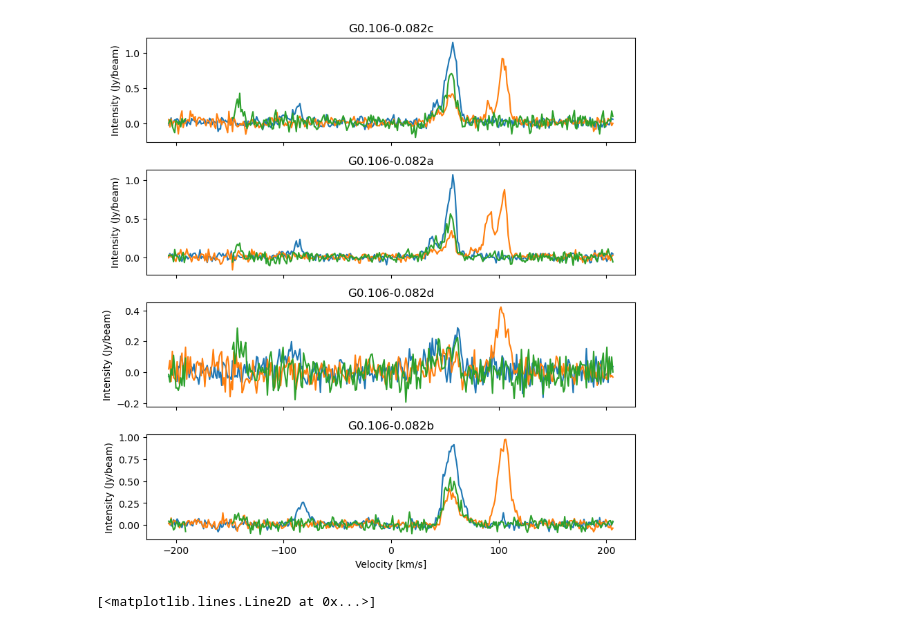
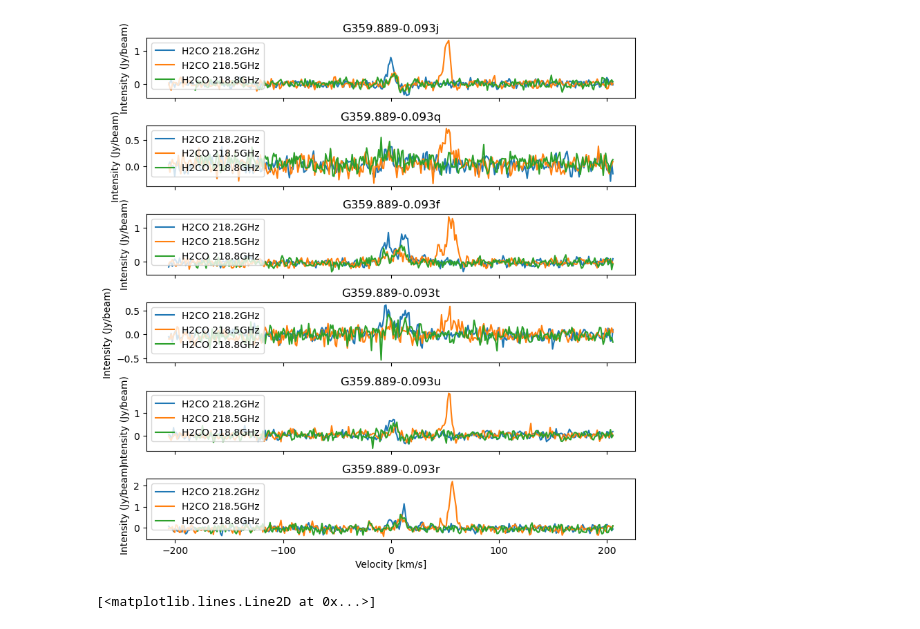
Before and after one commit to hpthatchfield/h2co_extraction, a Jupyter notebook: extract_all_spectra_from_cloud.ipynb, the cells around one changed output. Cells and saved outputs as stored; diff of their text form; code cells hidden in the pictures.

```diff
--- a/extract_all_spectra_from_cloud.ipynb
+++ b/extract_all_spectra_from_cloud.ipynb
@@ -16,7 +16,7 @@ catalog = Table.read('./megacatalog_team_acc_final_say.fits')
 cont_mosaic_hdu = fits.open('./CMZoom_continuum_pbcor.fits')
 cat_mask = fits.getdata('./dendrogram_mask_pruned_rms3e6_k14_dv3_dd1_dp17_pp6_pm2_gal_02-02-20.fits')
 
-cube_ID = 'G0.106-0.082'
+cube_ID = 'G359.889-0.093'
 ### Clouds that I've done so far
 #G359.889-0.093
 #'G0.068-0.075'
@@ -86,25 +101,29 @@ G0.106-0.082b 0.09565128864600508 -0.07959021605264417
 # %%
 ### Now we plot the spectra for each transition and leaf
 spectral_x = np.linspace(cube1_hdu[0].header['CRVAL3'],
                          cube1_hdu[0].header['CDELT3']*(cube1_hdu[0].header['NAXIS3'])/2.,
                          cube1_hdu[0].header['NAXIS3'])
+
+if cube1_hdu[0].header['CUNIT3']=='m/s' or cube2_hdu[0].header['CUNIT3']=='m/s' or cube3_hdu[0].header['CUNIT3']=='m/s':
+    spectral_x = spectral_x/1000.
 
 if len(leaf_avg_spectra_1[:,0]) > 6: num_spectra=6
 else: num_spectra=len(leaf_avg_spectra_1[:,0])
 
 fig, axes = plt.subplots(nrows=num_spectra,ncols=1,figsize=(8,8),sharex=True)
 for i in range(num_spectra):
     ax = axes[i]
-    ax.plot(spectral_x,leaf_avg_spectra_1[i,:])
-    ax.plot(spectral_x,leaf_avg_spectra_2[i,:])
-    ax.plot(spectral_x,leaf_avg_spectra_3[i,:])
+    ax.plot(spectral_x,leaf_avg_spectra_1[i,:], label='H2CO 218.2GHz')
+    ax.plot(spectral_x,leaf_avg_spectra_2[i,:], label='H2CO 218.5GHz')
+    ax.plot(spectral_x,leaf_avg_spectra_3[i,:], label='H2CO 218.8GHz')
     ax.set_title(cube_only_leaf_ID[i])
     ax.set_ylabel('Intensity (Jy/beam)')
+    ax.legend(loc='upper left')
 plt.tight_layout()
 ax.set_xlabel('Velocity [km/s]')
 plt.show()
 # %% [output]
-[figure, old version]
+[figure, new version]
 # %%
 #### In this cell, we construct a fits table using the binary table tools in astropy.table
 ### We construct a separate column for velocity and intensity for each leaf for each line.
```
Also changed, not shown: parts of 1 cell of this notebook.
